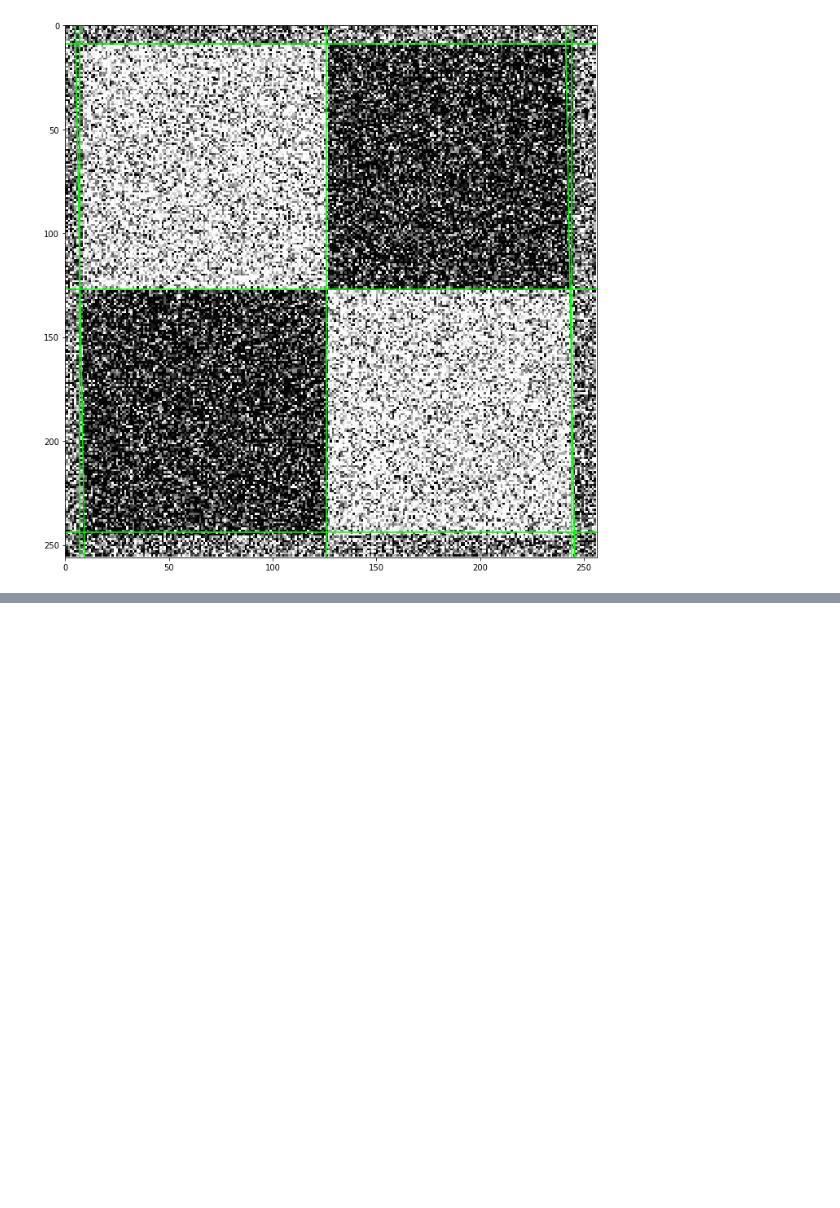
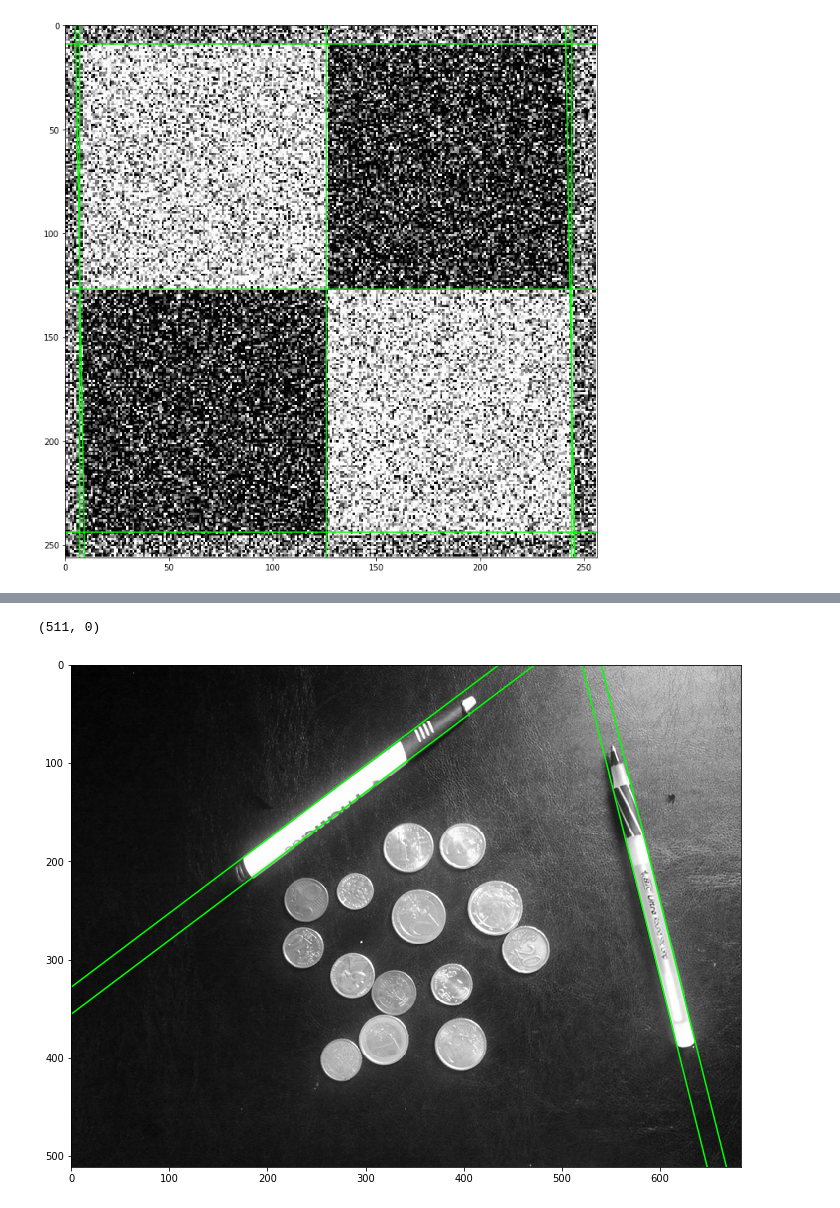
Before and after one commit to karadza3a/intro-to-cv-ud810, a Jupyter notebook: ps1_python/ps1.ipynb, the cells around one changed output, grey strips where cells are left out. Cells and saved outputs as stored; diff of their text form; code cells hidden in the pictures; blank space fills up the shorter version.

```diff
--- a/ps1_python/ps1.ipynb
+++ b/ps1_python/ps1.ipynb
@@ -179,0 +222,11 @@ plt.gca().set_ylim(im.shape[0], 0)
+# %%
+figsize(12, 12)
+
+imshow_grayscale(im)
+hough_lines_draw(im, peaks)
+
+plt.gca().set_xlim(0, im.shape[1] - 1)
+plt.gca().set_ylim(im.shape[0] - 1, 0)
+# %% [output]
+(511, 0)
+[figure, added]
```
Also changed, not shown: parts of 4 cells of this notebook, 3 other files.
